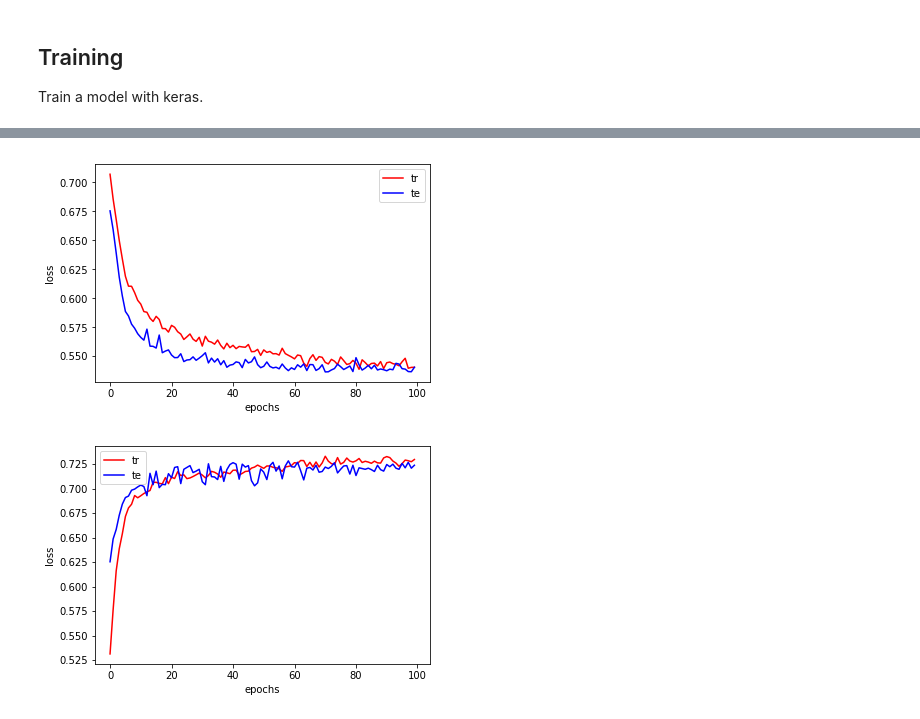
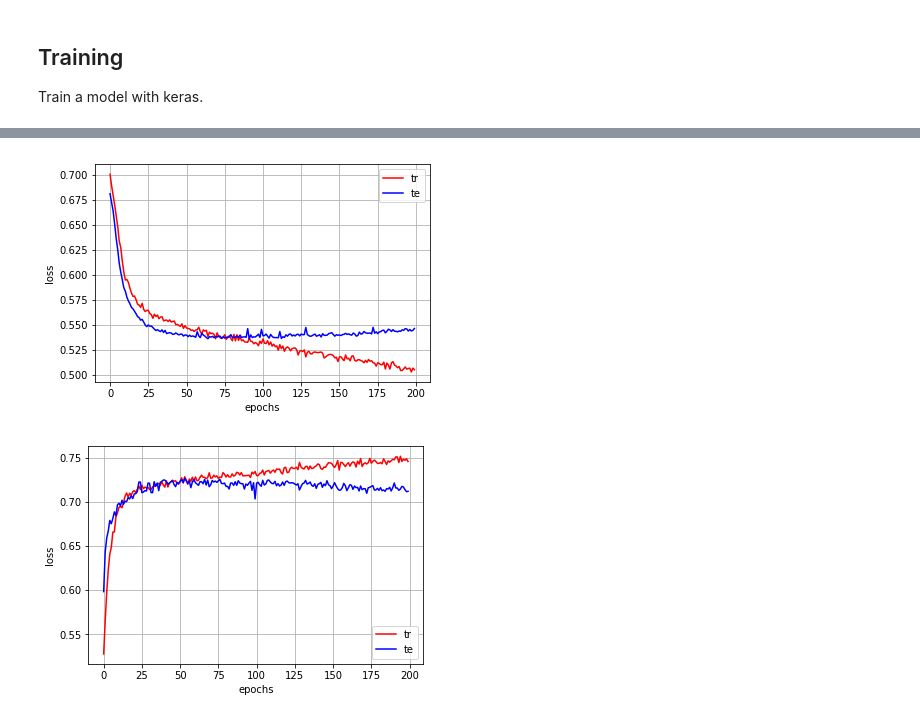
Before and after one commit to LUOFENGZHOU/njord, a Jupyter notebook: notebook/data.ipynb, the cells around one changed output, grey strips where cells are left out. Drawn from its saved outputs; the diff is of its cells as text; code cells hidden in the pictures.

```diff
--- a/notebook/data.ipynb
+++ b/notebook/data.ipynb
@@ -172,10 +173,34 @@ Y_test = Y_te.reshape(X_te.shape[0], -1)
 # %%
 # Build the model.
 model = Sequential()
-model.add(Dense(units=64, activation="relu", input_dim=X_train.shape[1]))
-model.add(Dropout(0.5))
-model.add(Dense(units=64, activation="relu"))
-model.add(Dropout(0.5))
+model.add(Dense(units=128, activation="relu", input_dim=X_train.shape[1]))
+model.add(Dropout(0.3))
+model.add(Dense(units=128, activation="relu"))
+model.add(Dropout(0.3))
 model.add(Dense(units=64, activation="relu"))
 model.add(Dropout(0.5))
 model.add(Dense(units=1, activation="sigmoid"))
+
+# Set the optimizer.
+optimizer = optimizers.RMSprop(lr=0.00025, rho=0.95, epsilon=1.0E-6, decay=0.0)
+
+# Compile the model.
+model.compile(loss="binary_crossentropy", optimizer=optimizer, metrics=["accuracy"])
+
+# Reshape the training dataset.
+X_train = X_tr.reshape(X_tr.shape[0], -1)
+Y_train = Y_tr.reshape(X_tr.shape[0], -1)
+
+# Reshape the test dataset.
+X_test = X_te.reshape(X_te.shape[0], -1)
+Y_test = Y_te.reshape(X_te.shape[0], -1)
+
+# Set the training parameters.
+params = {
+    "epochs": 200,
+    "batch_size": 512,
+    "validation_data": (X_test, Y_test)
+}
+
+# Train the model.
+history = model.fit(X_train, Y_train, **params)
@@ -221,17 +230,19 @@ plt.plot(history.history["val_loss"], label="te", color="b")
 plt.xlabel("epochs")
 plt.ylabel("loss")
 plt.legend()
+plt.grid()
 plt.show()
 # %% [output]
-[figure, old version]
+[figure, new version]
 # %%
 # Figure: accuracy vs. epochs.
 plt.figure()
 plt.plot(history.history["acc"], label="tr", color="r")
 plt.plot(history.history["val_acc"], label="te", color="b")
 plt.xlabel("epochs")
 plt.ylabel("loss")
 plt.legend()
+plt.grid()
 plt.show()
 # %% [output]
-[figure, old version]
+[figure, new version]
```
Also changed, not shown: parts of 8 cells of this notebook.
